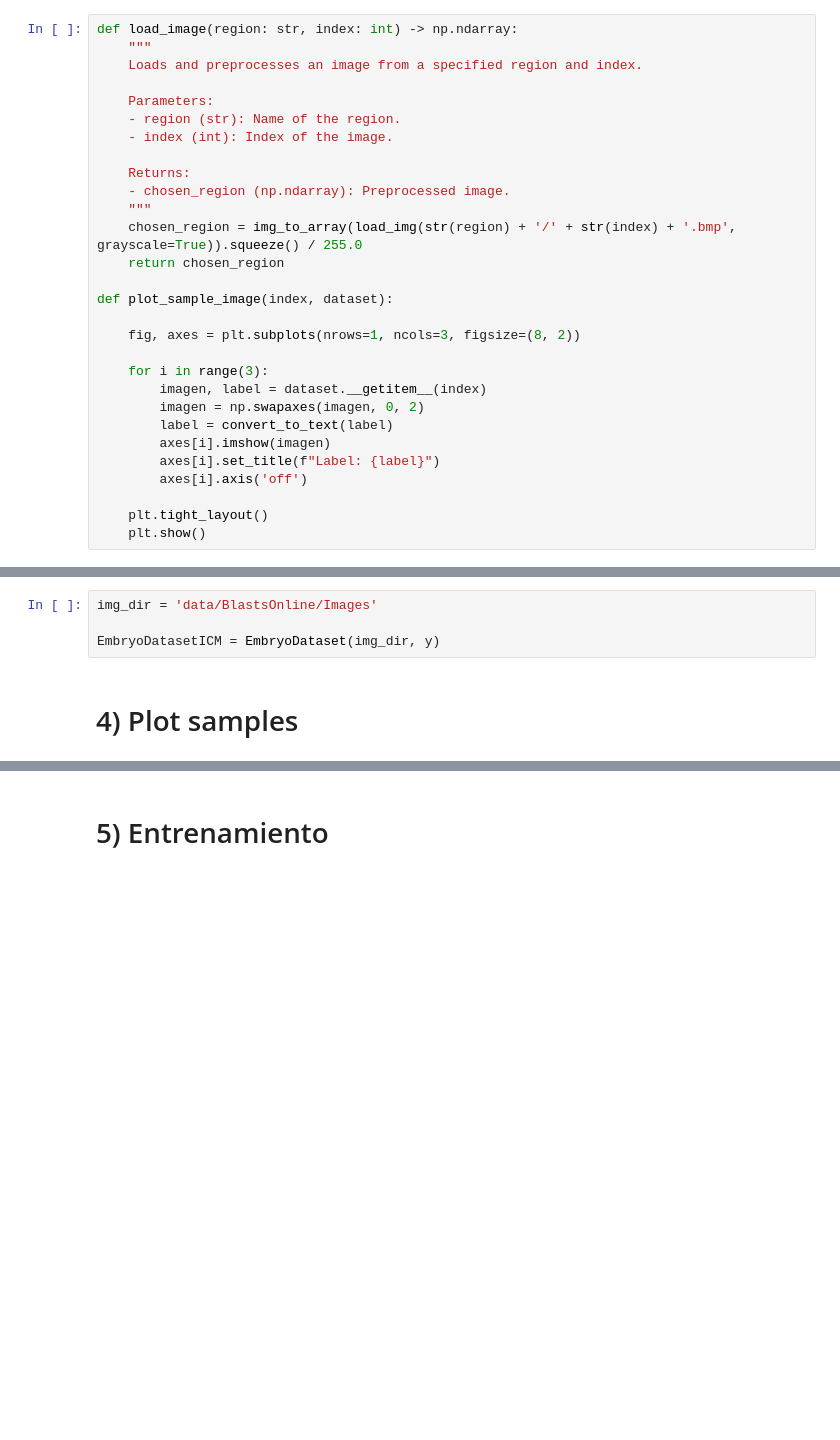
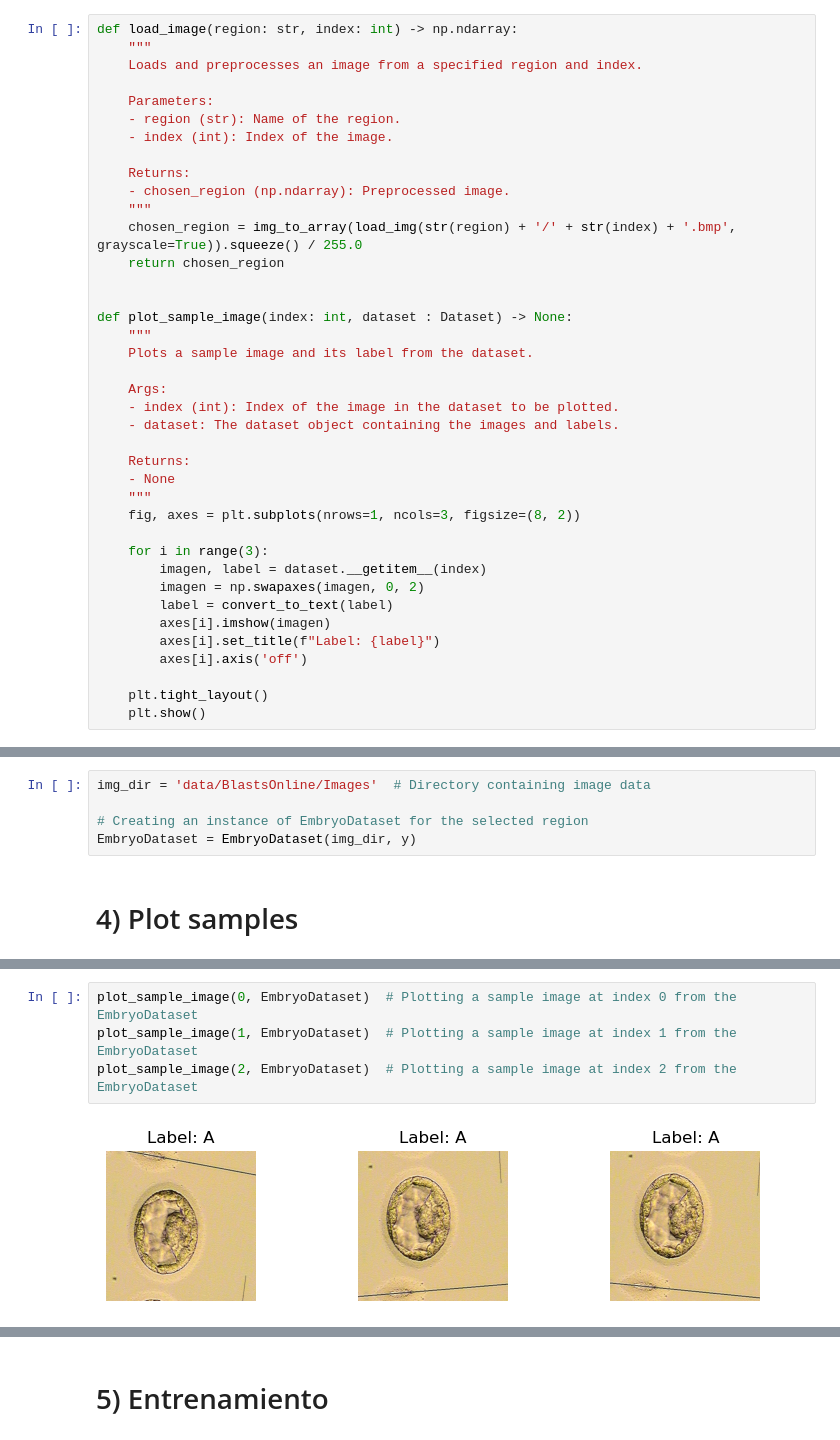
Before and after one commit to JuanDiegoYoung/Embryo-quality-classification, a Jupyter notebook: notebooks/end_to_end_embryo_classifier.ipynb, the cells around one changed output, grey strips where cells are left out. Drawn from its saved outputs; the diff is of its cells as text; blank space fills up the shorter version.

```diff
--- a/notebooks/end_to_end_embryo_classifier.ipynb
+++ b/notebooks/end_to_end_embryo_classifier.ipynb
@@ -67,8 +71,18 @@ def load_image(region: str, index: int) -> np.ndarray:
     chosen_region = img_to_array(load_img(str(region) + '/' + str(index) + '.bmp', grayscale=True)).squeeze() / 255.0
     return chosen_region
 
-def plot_sample_image(index, dataset):
 
+def plot_sample_image(index: int, dataset : Dataset) -> None:
+    """
+    Plots a sample image and its label from the dataset.
+
+    Args:
+    - index (int): Index of the image in the dataset to be plotted.
+    - dataset: The dataset object containing the images and labels.
+
+    Returns:
+    - None
+    """
     fig, axes = plt.subplots(nrows=1, ncols=3, figsize=(8, 2))
 
     for i in range(3):
@@ -252,8 +327,9 @@ y = choose_region(region, n_data, blast_quality)
 # %% [markdown]
 ## Build dataset
 # %%
-img_dir = 'data/BlastsOnline/Images'
+img_dir = 'data/BlastsOnline/Images'  # Directory containing image data
 
-EmbryoDatasetICM = EmbryoDataset(img_dir, y)
+# Creating an instance of EmbryoDataset for the selected region
+EmbryoDataset = EmbryoDataset(img_dir, y)
 # %% [markdown]
 # 4) Plot samples
@@ -270,0 +336,6 @@ plot_sample_image(2, EmbryoDatasetICM)
+# %%
+plot_sample_image(0, EmbryoDataset)  # Plotting a sample image at index 0 from the EmbryoDataset
+plot_sample_image(1, EmbryoDataset)  # Plotting a sample image at index 1 from the EmbryoDataset
+plot_sample_image(2, EmbryoDataset)  # Plotting a sample image at index 2 from the EmbryoDataset
+# %% [output]
+[figure, added]
```
Also changed, not shown: parts of 8 cells of this notebook, 2 other files.
